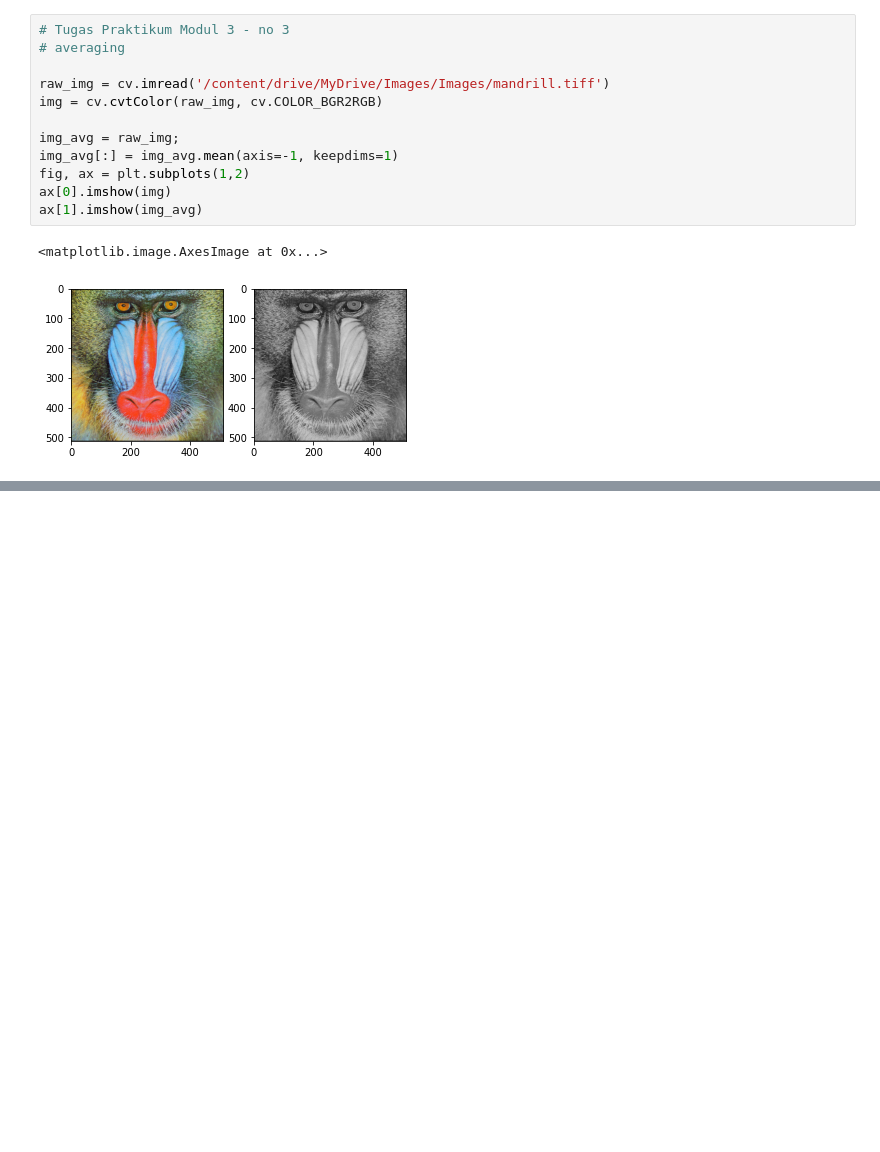
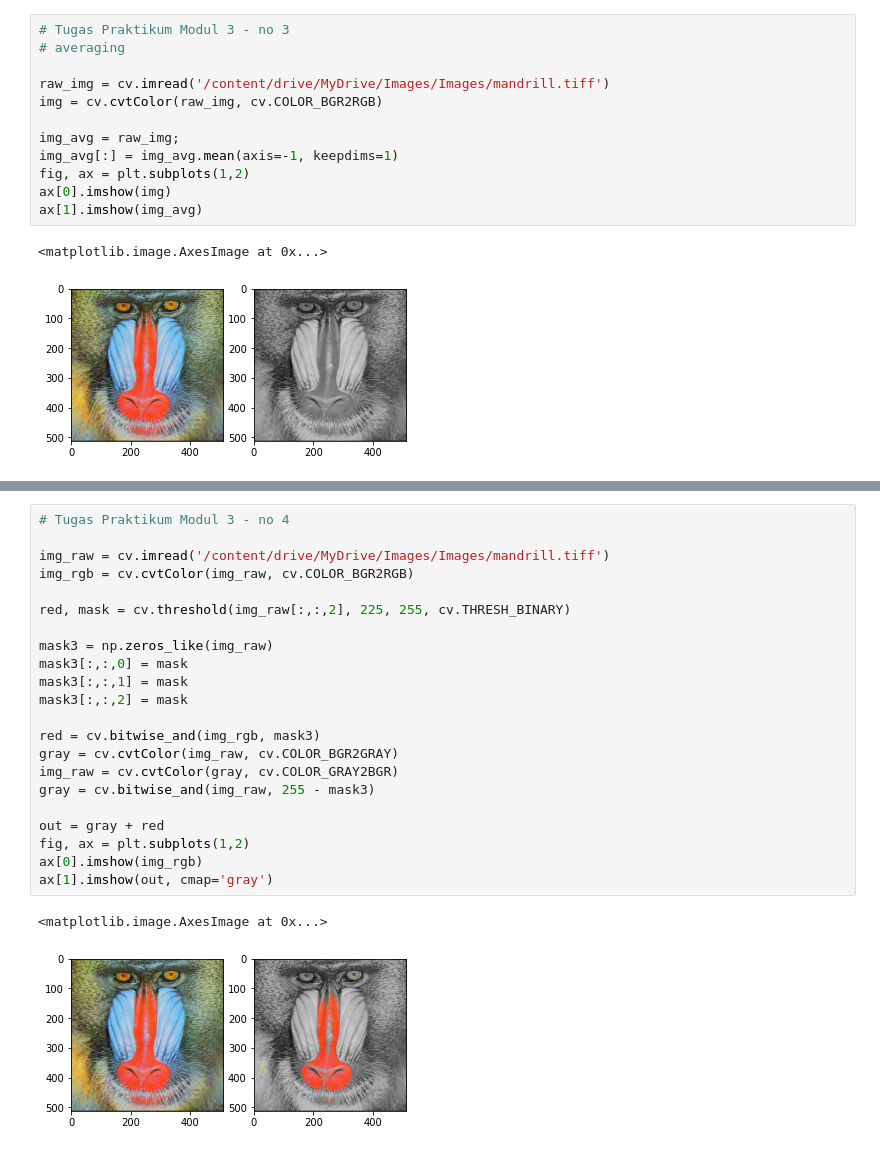
Before and after one commit to RidloSuhardi-1/PCVK_GENAP_2021, a Jupyter notebook: Week3.ipynb, the cells around one changed output, grey strips where cells are left out. Drawn from its saved outputs; the diff is of its cells as text; blank space fills up the shorter version.

```diff
--- a/Week3.ipynb
+++ b/Week3.ipynb
@@ -148,0 +148,25 @@ ax[1].imshow(img_lumin_grey, cmap='gray')
+# %%
+# Tugas Praktikum Modul 3 - no 4
+
+img_raw = cv.imread('/content/drive/MyDrive/Images/Images/mandrill.tiff')
+img_rgb = cv.cvtColor(img_raw, cv.COLOR_BGR2RGB)
+
+red, mask = cv.threshold(img_raw[:,:,2], 225, 255, cv.THRESH_BINARY)
+
+mask3 = np.zeros_like(img_raw)
+mask3[:,:,0] = mask
+mask3[:,:,1] = mask
+mask3[:,:,2] = mask
+
+red = cv.bitwise_and(img_rgb, mask3)
+gray = cv.cvtColor(img_raw, cv.COLOR_BGR2GRAY)
+img_raw = cv.cvtColor(gray, cv.COLOR_GRAY2BGR)
+gray = cv.bitwise_and(img_raw, 255 - mask3)
+
+out = gray + red
+fig, ax = plt.subplots(1,2)
+ax[0].imshow(img_rgb)
+ax[1].imshow(out, cmap='gray')
+# %% [output]
+<matplotlib.image.AxesImage at 0x...>
+[figure, added]
```
Also changed, not shown: parts of 3 cells of this notebook.
